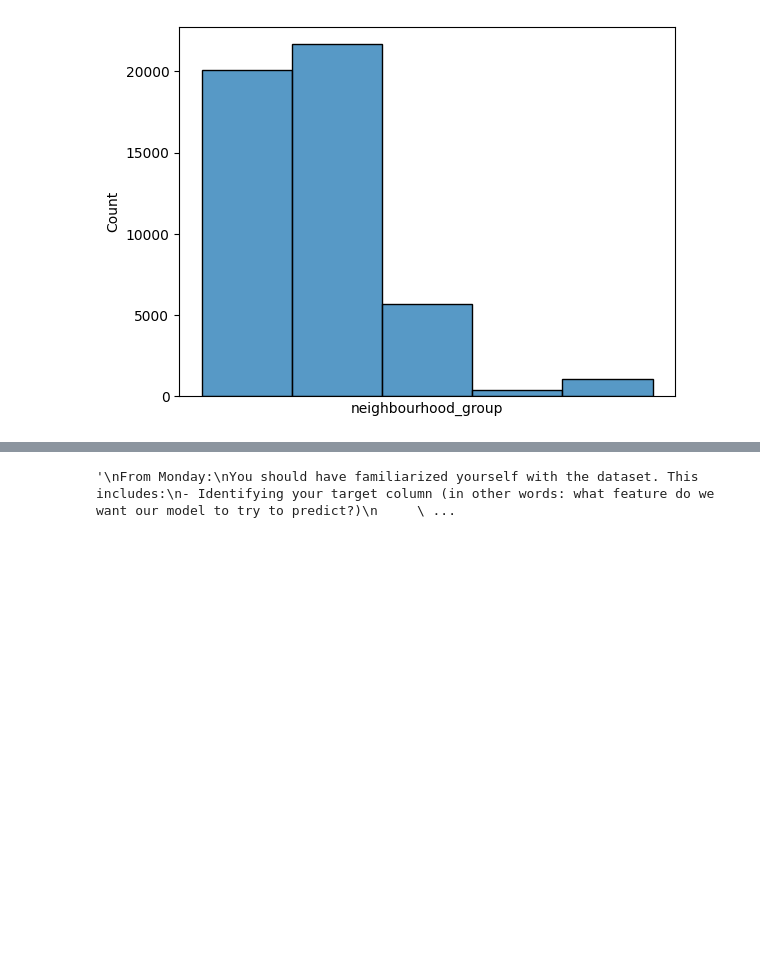
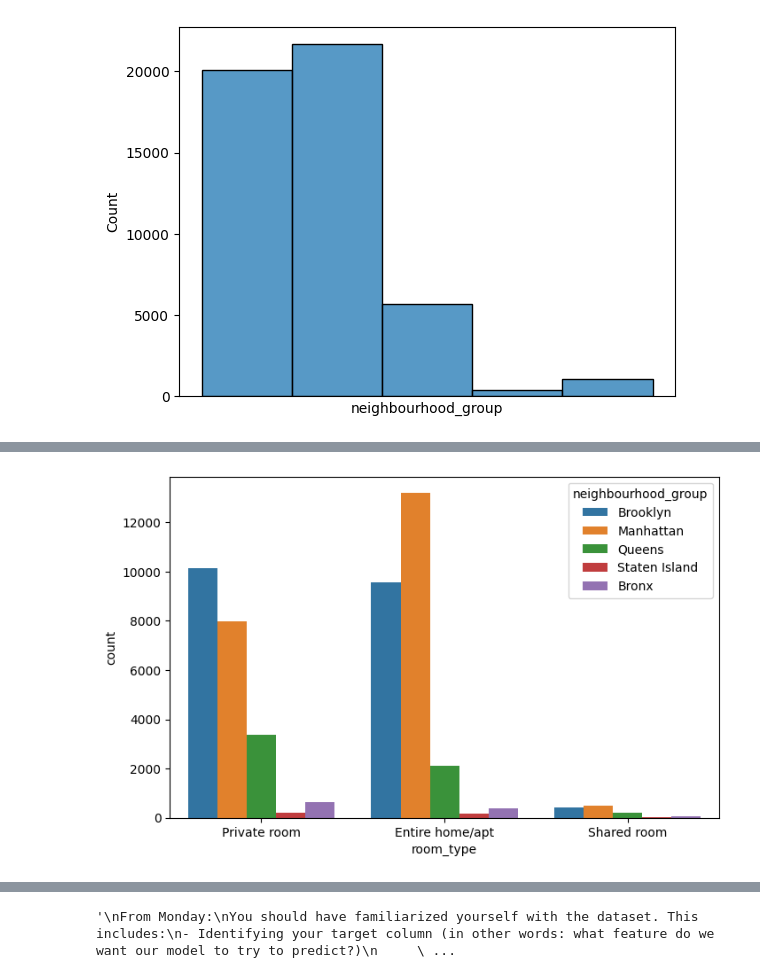
Before and after one commit to 4GeeksAcademy/Kransky85_machine-learning-python-template, a Jupyter notebook: src/explore.ipynb, the cells around one changed output, grey strips where cells are left out. Cells and saved outputs as stored; diff of their text form; code cells hidden in the pictures; blank space fills up the shorter version.

```diff
--- a/src/explore.ipynb
+++ b/src/explore.ipynb
@@ -255,0 +316,12 @@ Name: count, dtype: int64
+# %%
+# What about the analysis between two Categorical subsets?
+
+# set the parameters
+fig, axis = plt.subplots(figsize = (8, 5))
+
+# create a countplot to see where these listings are by type and including where in New York
+sns.countplot(data = total_data, x = "room_type", hue = "neighbourhood_group")
+
+plt.show()
+# %% [output]
+[figure, added]
```
Also changed, not shown: parts of 12 cells of this notebook.
